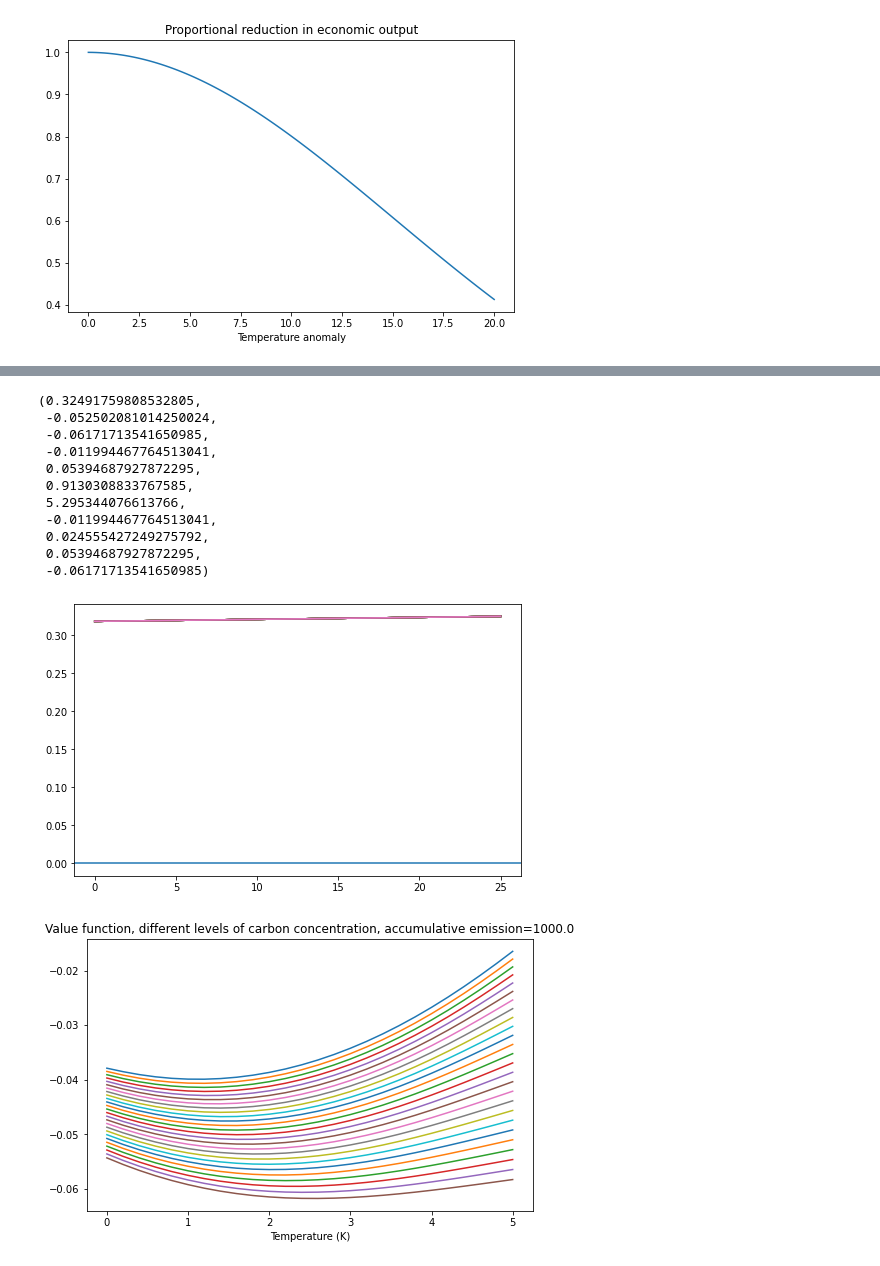
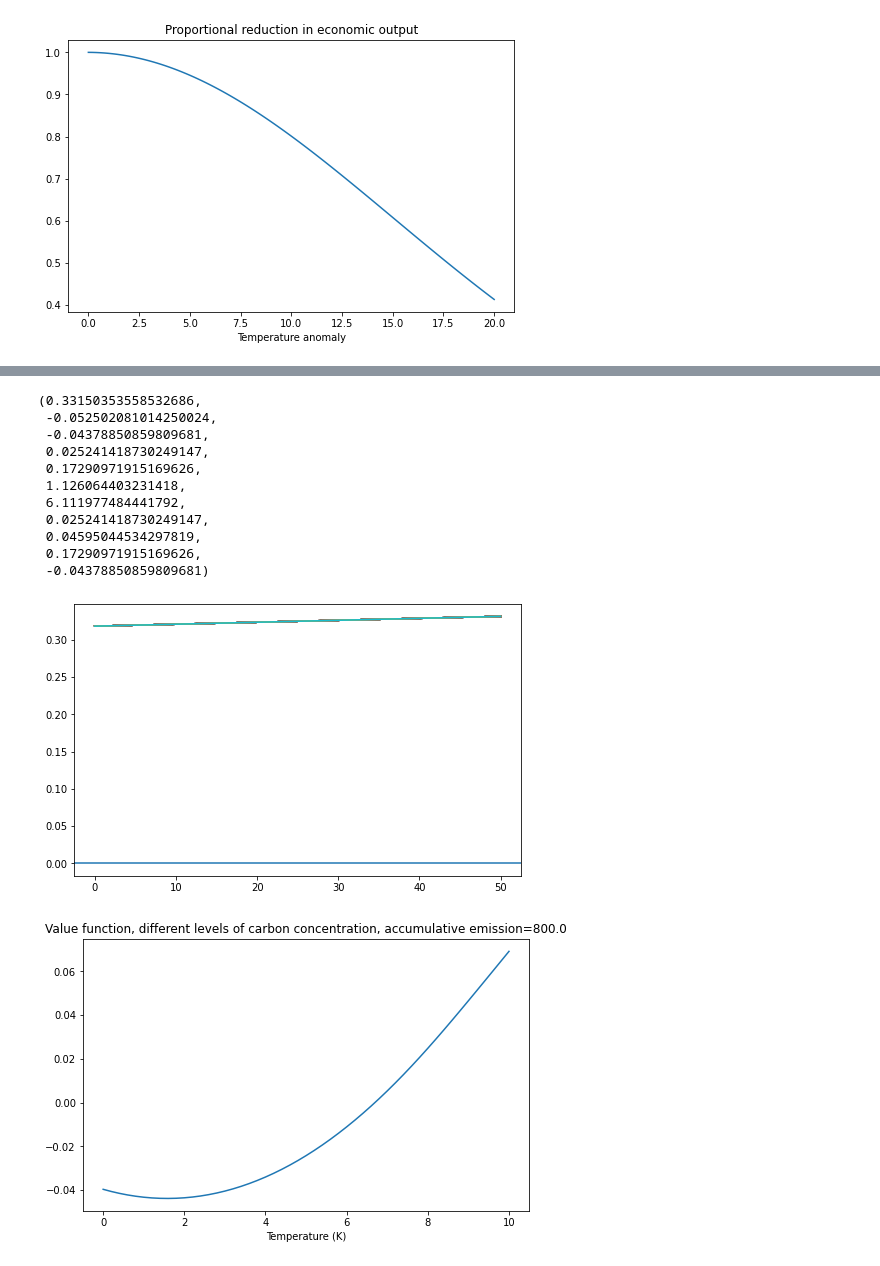
Before and after one commit to binchengecon/TwoCapital, a Jupyter notebook: nonlinearCarbon/HJB_3D.ipynb, the cells around one changed output, grey strips where cells are left out. Drawn from its saved outputs; the diff is of its cells as text; code cells hidden in the pictures.

```diff
--- a/nonlinearCarbon/HJB_3D.ipynb
+++ b/nonlinearCarbon/HJB_3D.ipynb
@@ -349,20 +350,20 @@ eta     = 0.032
 # State variable
 # Temperature anomaly, in celsius
 T_min  = 0.
-T_max  = 5. #
+T_max  = 10. #
 hT     = 0.2
 T_grid = np.arange(T_min, T_max + hT, hT)
 
 # atmospheric carbon concentration, in gigaton
 C_min  = 250
 C_max  = 500.
-hC     = 10.
+hC     = 5.
 C_grid = np.arange(C_min, C_max + hC, hC)
 
-# F, Sa in the notes, accumulative anthropogenic carbon, in gigaton
-F_min = 280. # 10. avaoid
-F_max = 1000. # 2500 x2.13 gm # # on hold -> 4000 / 2.13 ppm
-hF = 20.
+# F, Sa in the notes, accumulative anthropogenic carbon, in gigaton, since 1800
+F_min = 10. # 10. avaoid
+F_max = 800. # 2500 x2.13 gm # # on hold -> 4000 / 2.13 ppm
+hF = 10.
 F_grid = np.arange(F_min, F_max + hF, hF)
 
 # meshgrid
@@ -379,14 +380,14 @@ T_mat.shape
 # %%
-# v0 =  - eta * T_mat - eta * F_mat
-v0 =  delta * eta * np.log(delta /4 * (9000/2.13 - F_mat)) + (eta - 1) * gamma_2 * T_mat / cearth * (B * np.log(C_mat/ C0) + kappa * (T_mat + To - Tkappa))
+v0 =  - eta * T_mat - eta * F_mat
+# v0 =  delta * eta * np.log(delta /4 * (9000/2.13 - F_mat)) + (eta - 1) * gamma_2 * T_mat / cearth * (B * np.log(C_mat/ C0) + kappa * (T_mat + To - Tkappa))
 
 dG  = gamma_1 + gamma_2 * T_mat
-epsilon  = 3.
+epsilon  = 0.3
 count    = 0
 error    = 1.
 tol      = 1e-8
-max_iter = 1000
-fraction = 0.5
+max_iter = 5000
+fraction = 0.3
 
 
 while error > tol and count < max_iter:
@@ -414,11 +415,11 @@ while error > tol and count < max_iter:
     B2 += Ca * sa
     B2 -= wa * C_mat * vegcover * veggrowth(T_mat +To)
     B2 += oceanatmphysflux(T_mat + To)  * (1 - fracseaice(T_mat + To))
-    B2 += oceanbioflux(T_mat + To, F_mat - Fo, sa) * (1 - fracseaice(T_mat + To))
+    B2 += oceanbioflux(T_mat + To, F_mat, sa) * (1 - fracseaice(T_mat + To))
     B2 += oceanatmcorrflux(C_mat) * (1 - fracseaice(T_mat + To))
     B3 = Ca
-    C1 = 0. * np.ones(T_mat.shape)
-    C2 = 0. * np.ones(T_mat.shape)
+    C1 = 0.0 * np.ones(T_mat.shape)
+    C2 = 0.0 * np.ones(T_mat.shape)
     C3 = np.zeros(T_mat.shape)
     D  = eta * delta * np.log(Ca) + (eta - 1) * dG * B1
 
@@ -458,31 +459,31 @@ Total iteration: 854;    LHS Error: 9.754557592223101e-09;       RHS Error 0.000
 # %%
 B1.max(), B1.min(), v0.min(), v0.mean(), v0.max(), Ca.min(), Ca.max(), v0.mean(), v0.std(), v0.max(), v0.min()
 # %% [output]
-(0.32491759808532805,
+(0.33150353558532686,
  -0.052502081014250024,
- -0.06171713541650985,
- -0.011994467764513041,
- 0.05394687927872295,
- 0.9130308833767585,
- 5.295344076613766,
- -0.011994467764513041,
- 0.024555427249275792,
- 0.05394687927872295,
- -0.06171713541650985)
+ -0.04378850859809681,
+ 0.025241418730249147,
+ 0.17290971915169626,
+ 1.126064403231418,
+ 6.111977484441792,
+ 0.025241418730249147,
+ 0.04595044534297819,
+ 0.17290971915169626,
+ -0.04378850859809681)
 # %%
 plt.plot(B1[:, -1, :])
 plt.axhline(0)
 plt.show()
 # %% [output]
-[figure, old version]
+[figure, new version]
 # %%
 ii = -1
-plt.plot(T_grid, v0[:, :, ii])
+plt.plot(T_grid, v0[:, -1, ii])
 plt.xlabel("Temperature (K)")
 plt.title("Value function, different levels of carbon concentration, accumulative emission={}".format(F_grid[ii]))
 plt.show()
 # %% [output]
-[figure, old version]
+[figure, new version]
 # %%
 plt.plot(T_grid, Ca[:, :, ii])
 plt.xlabel("Temperature (K)")
```
Also changed, not shown: parts of 21 cells of this notebook, 1 other file.
